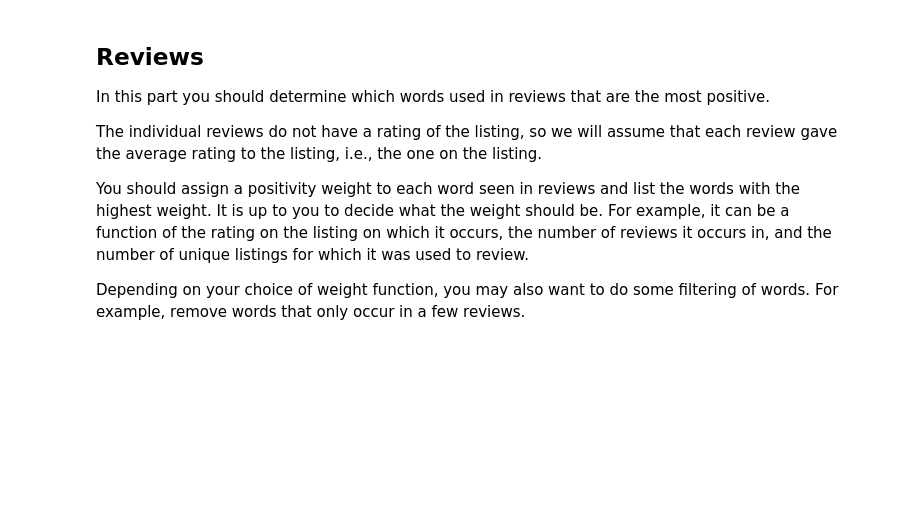
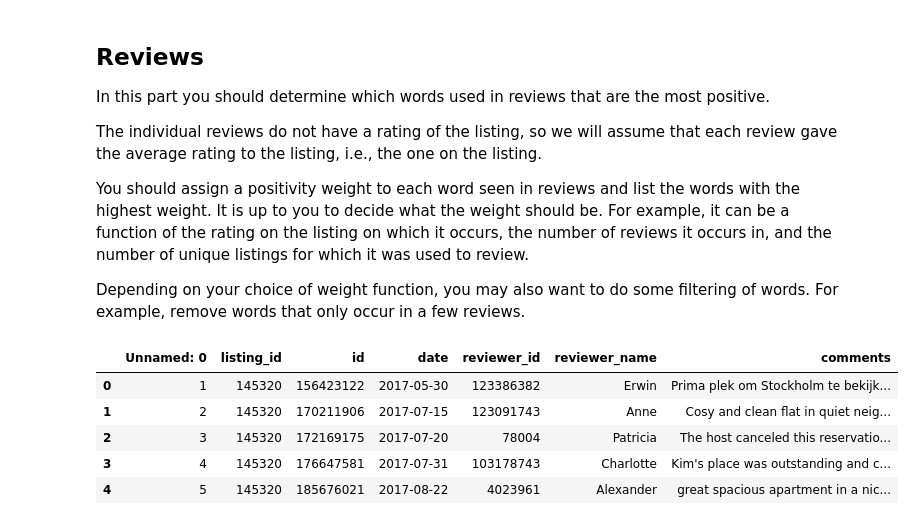
Before and after one commit to brandtoliver/Computational_Tools, a Jupyter notebook: Project 3 - Airbnb_copy.ipynb, the cells around one changed output. Cells and saved outputs as stored; diff of their text form; code cells hidden in the pictures; blank space fills up the shorter version.

```diff
--- a/Project 3 - Airbnb_copy.ipynb
+++ b/Project 3 - Airbnb_copy.ipynb
@@ -287,0 +292,12 @@ Depending on your choice of weight function, you may also want to do some filter
+# %%
+r = pd.read_csv("reviews_sub_10000.csv")
+l = pd.read_csv("listings_sub_10000.csv")
+# %%
+r.head()
+# %% [output]
+|  | Unnamed: 0 | listing_id | id | date | reviewer_id | reviewer_name | comments |
+| 0 | 1 | 145320 | 156423122 | 2017-05-30 | 123386382 | Erwin | Prima plek om Stockholm te bekijk... |
+| 1 | 2 | 145320 | 170211906 | 2017-07-15 | 123091743 | Anne | Cosy and clean flat in quiet neig... |
+| 2 | 3 | 145320 | 172169175 | 2017-07-20 | 78004 | Patricia | The host canceled this reservatio... |
+| 3 | 4 | 145320 | 176647581 | 2017-07-31 | 103178743 | Charlotte | Kim's place was outstanding and c... |
+| 4 | 5 | 145320 | 185676021 | 2017-08-22 | 4023961 | Alexander | great spacious apartment in a nic... |
```
Also changed, not shown: parts of 16 cells of this notebook, 1 other file.
